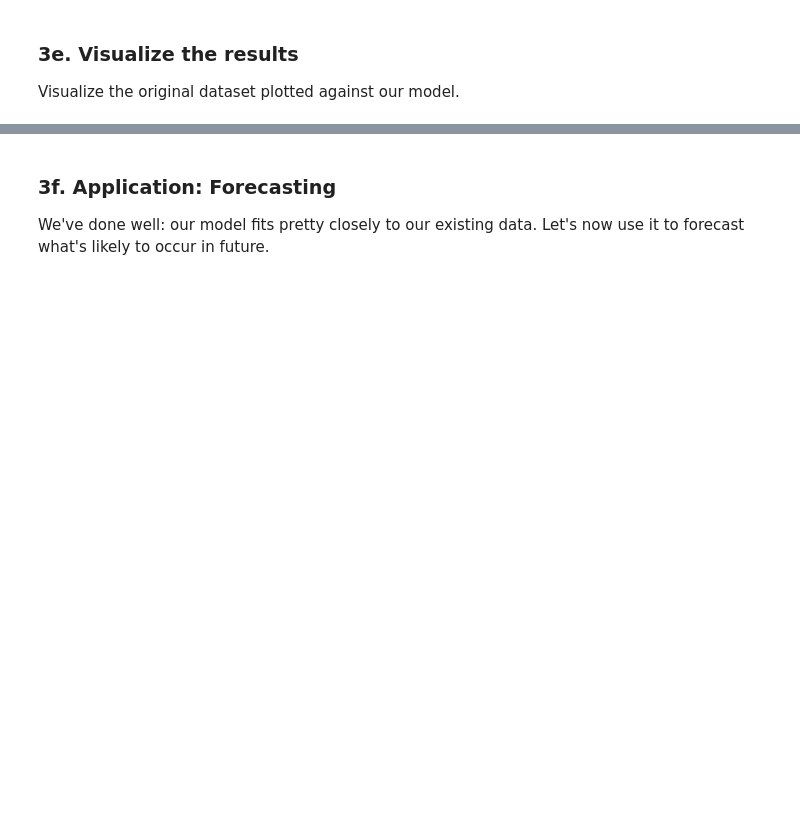
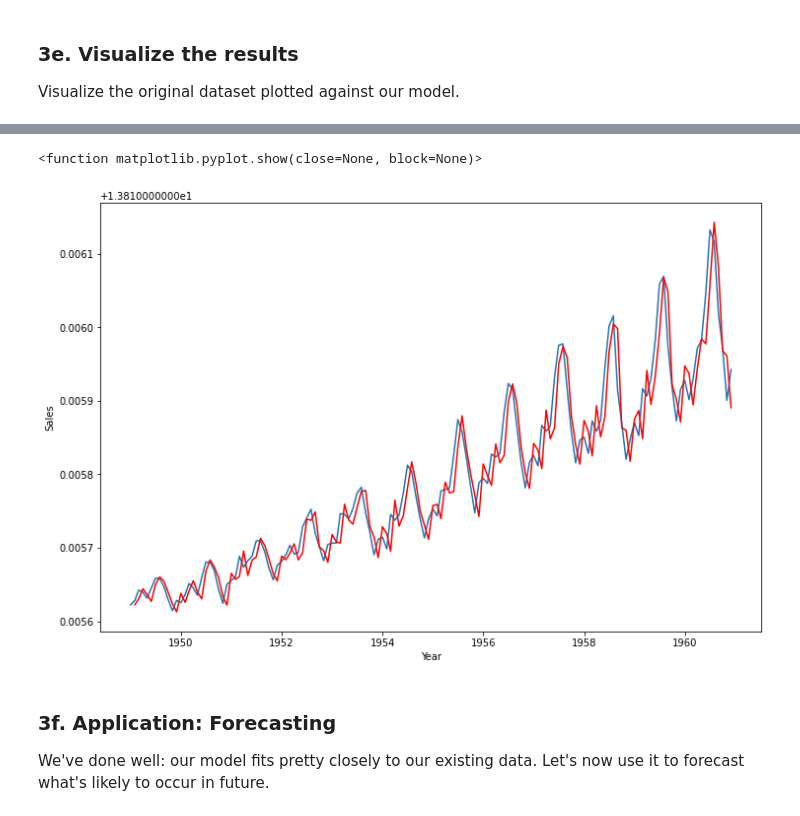
Before and after one commit to SERdemigod/Springboard, a Jupyter notebook: [SR]CowboyCigsTimeSeries.ipynb, the cells around one changed output, grey strips where cells are left out. Cells and saved outputs as stored; diff of their text form; code cells hidden in the pictures; blank space fills up the shorter version.

```diff
--- a/[SR]CowboyCigsTimeSeries.ipynb
+++ b/[SR]CowboyCigsTimeSeries.ipynb
@@ -403,3 +469,13 @@ _ _ _
+# %%
+plt.figure(figsize = (12, 8))
+plt.plot(log_y)
+plt.plot(predictions, c='red')
+plt.xlabel('Year')
+plt.ylabel('Sales')
+plt.show
+# %% [output]
+<function matplotlib.pyplot.show(close=None, block=None)>
+[figure, added]
 # %% [markdown]
 ### 3f. Application: Forecasting
 
```
Also changed, not shown: parts of 24 cells of this notebook.
